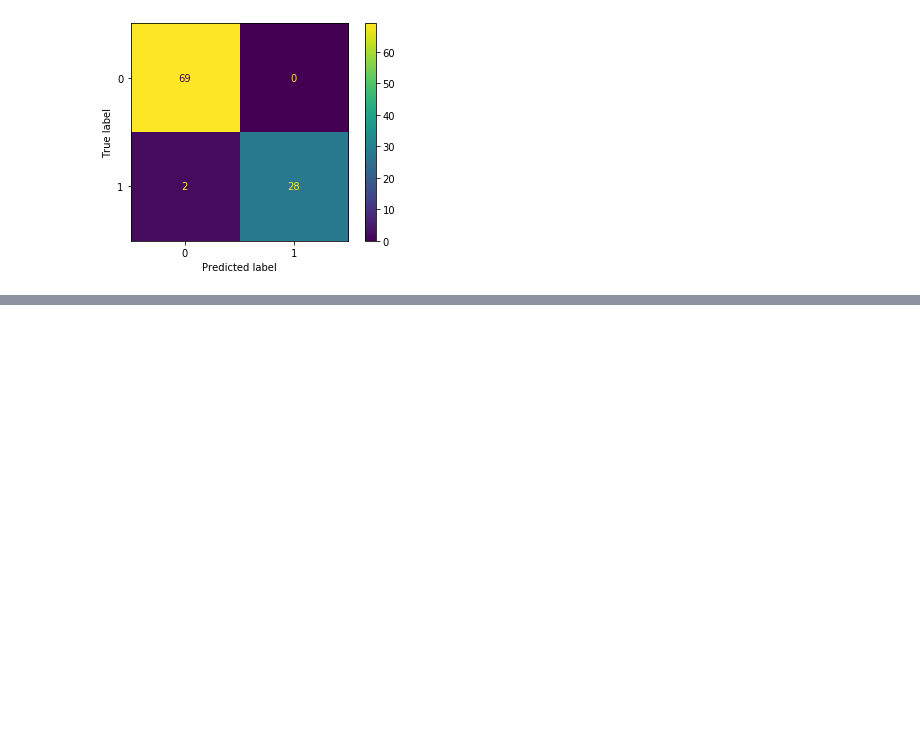
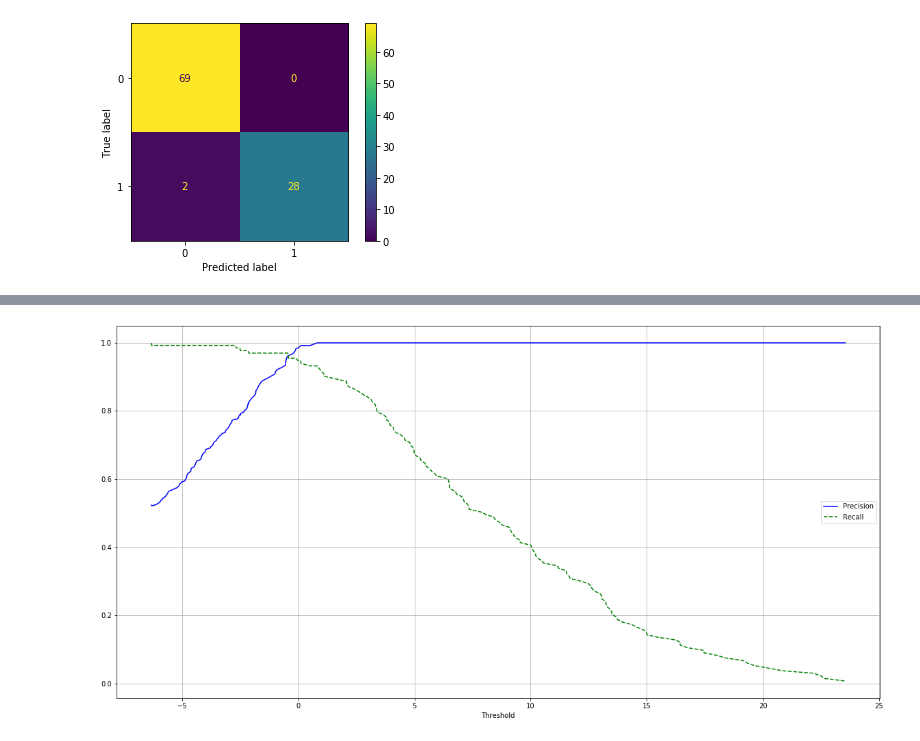
Before and after one commit to guldenturgay/breast-cancer-diagnosis, a Jupyter notebook: bc_diagnosis.ipynb, the cells around one changed output, grey strips where cells are left out. Drawn from its saved outputs; the diff is of its cells as text; code cells hidden in the pictures; blank space fills up the shorter version.

```diff
--- a/bc_diagnosis.ipynb
+++ b/bc_diagnosis.ipynb
@@ -294,0 +301,22 @@ plot_confusion_matrix(logreg, X_test, y_test)
+# %%
+from sklearn.model_selection import cross_val_predict
+
+y_scores = cross_val_predict(logreg, X_train, y_train, cv=10, method = 'decision_function')
+# %%
+from sklearn.metrics import precision_recall_curve
+
+precisions, recalls, thresholds = precision_recall_curve(y_train, y_scores)
+
+def plot_precision_recall_vs_threshold(precisions, recalls, thresholds):
+    plt.figure(figsize=(20,10))
+    plt.plot(thresholds, precisions[:-1], 'b-', label='Precision')
+    plt.plot(thresholds, recalls[:-1], 'g--', label = 'Recall')
+    plt.xlabel('Threshold')
+    plt.legend(loc="right")
+    plt.grid()
+
+
+
+plot_precision_recall_vs_threshold(precisions, recalls, thresholds)
+# %% [output]
+[figure, added]
```
Also changed, not shown: parts of 3 cells of this notebook.
